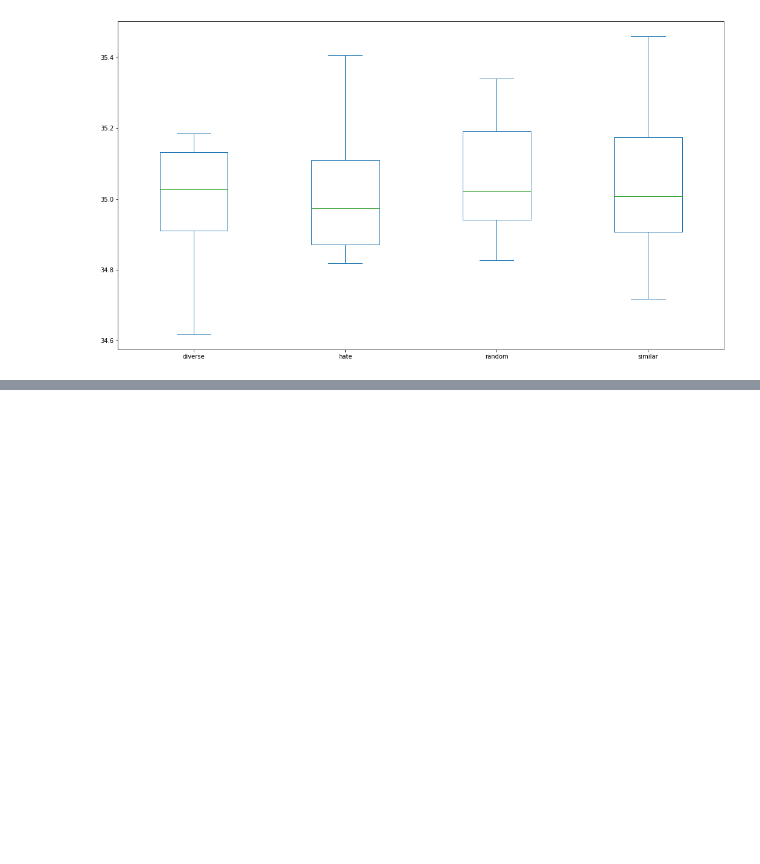
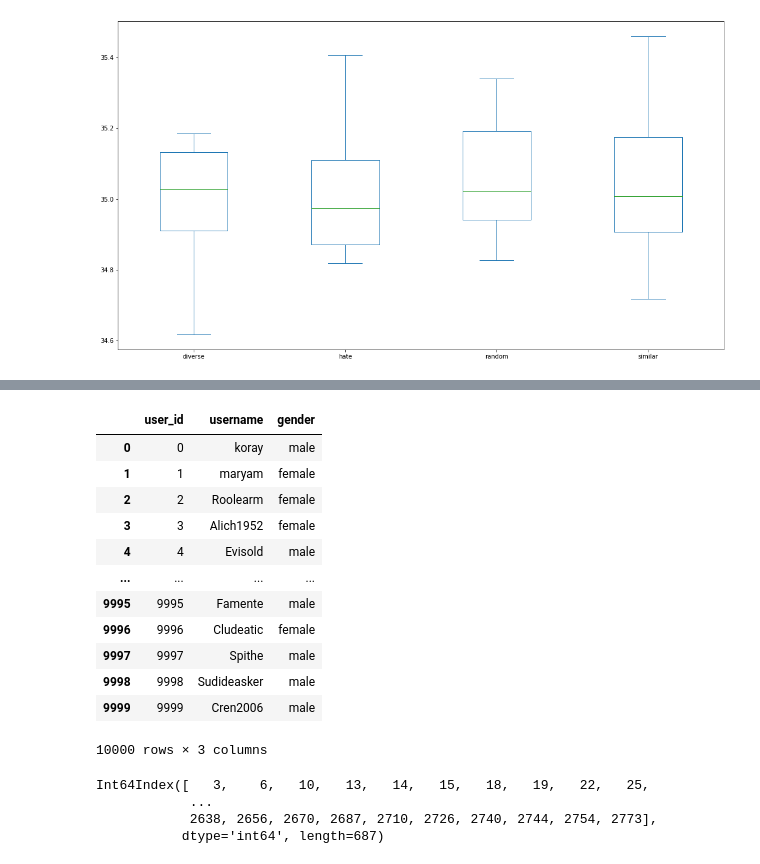
Before and after one commit to ciCciC/RecommendationSysTopicModel, a Jupyter notebook: notebooks/data_simulator.ipynb, the cells around one changed output, grey strips where cells are left out. Cells and saved outputs as stored; diff of their text form; code cells hidden in the pictures; blank space fills up the shorter version.

```diff
--- a/notebooks/data_simulator.ipynb
+++ b/notebooks/data_simulator.ipynb
@@ -503,0 +551,17 @@ date_x_watched_matrix.plot(figsize=(18, 10), kind='box');
+# %%
+df_users = pd.read_csv('../data/fake_users.csv')
+df_users
+# %% [output]
+|  | user_id | username | gender |
+| 0 | 0 | koray | male |
+| 1 | 1 | maryam | female |
+| 2 | 2 | Roolearm | female |
+| 3 | 3 | Alich1952 | female |
+| 4 | 4 | Evisold | male |
+| ... | ... | ... | ... |
+| 9995 | 9995 | Famente | male |
+| 9996 | 9996 | Cludeatic | female |
+| 9997 | 9997 | Spithe | male |
+| 9998 | 9998 | Sudideasker | male |
+| 9999 | 9999 | Cren2006 | male |
+10000 rows × 3 columns
@@ -503,0 +571,8 @@ date_x_watched_matrix.plot(figsize=(18, 10), kind='box');
+# %%
+find = likes[likes == 1].index.astype(int)
+find
+# %% [output]
+Int64Index([   3,    6,   10,   13,   14,   15,   18,   19,   22,   25,
+            ...
+            2638, 2656, 2670, 2687, 2710, 2726, 2740, 2744, 2754, 2773],
+           dtype='int64', length=687)
```
Also changed, not shown: parts of 11 cells of this notebook, 5 other files.
